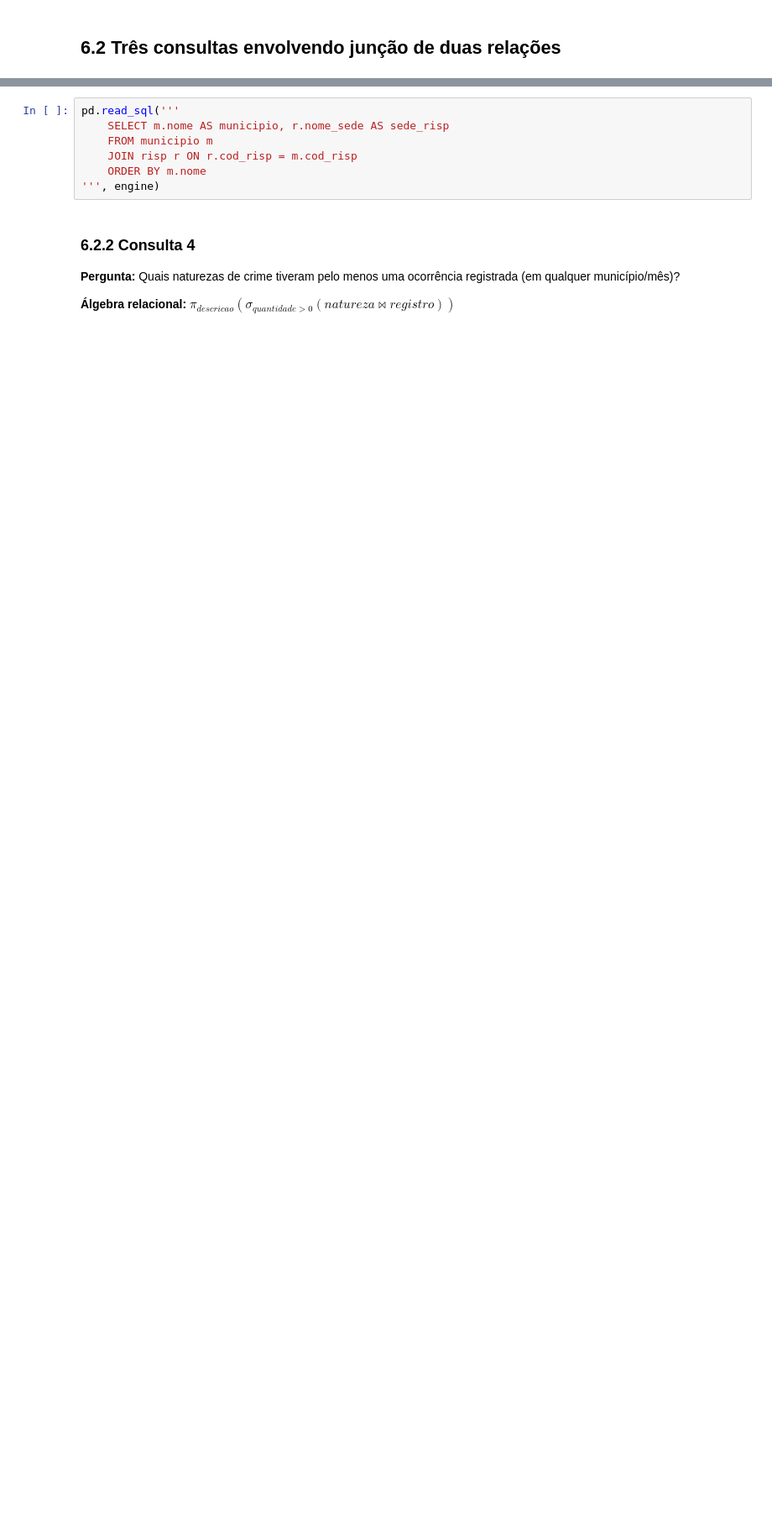
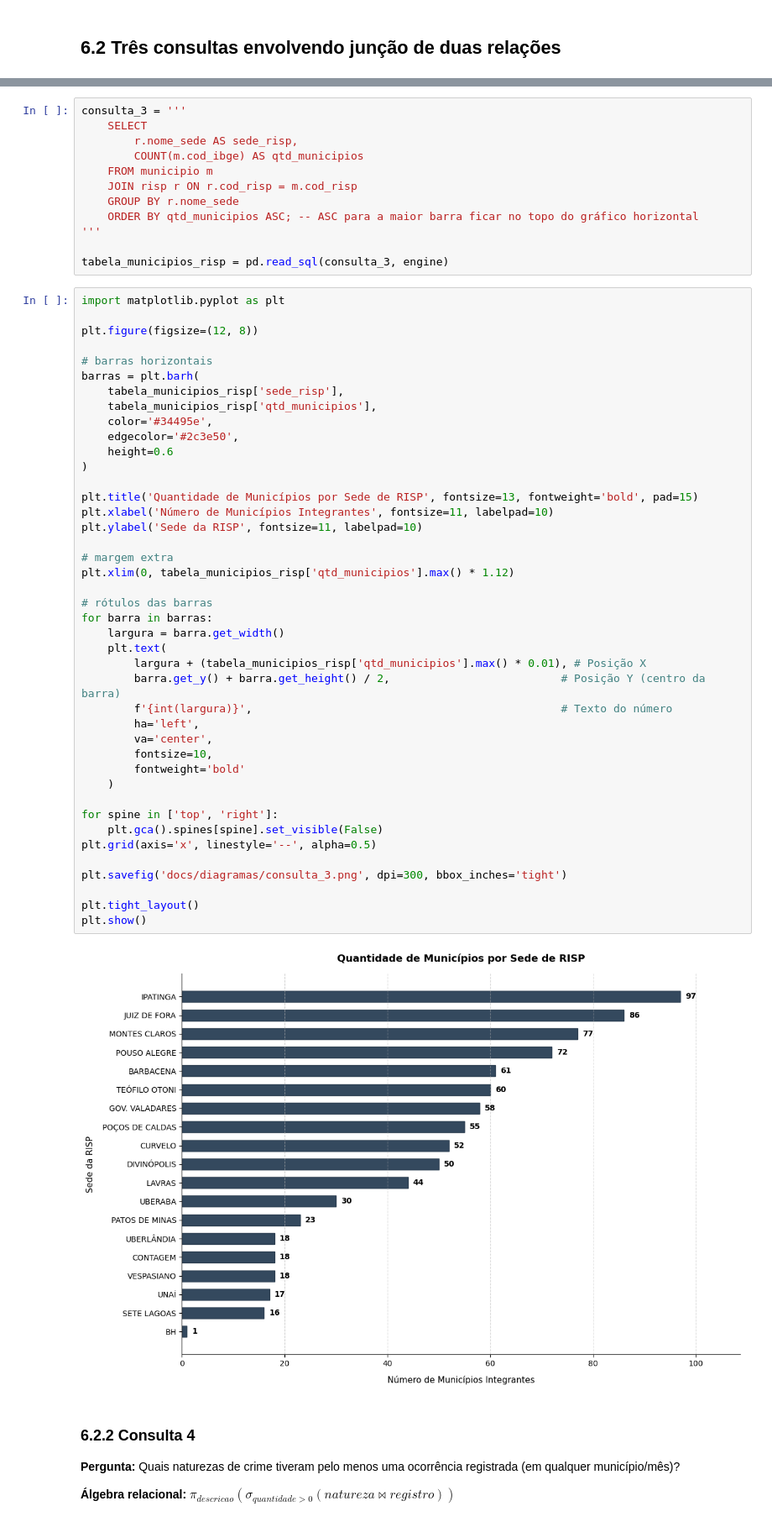
Before and after one commit to victor-vilelab/crimes-violentos-mg, a Jupyter notebook: tp_template.ipynb, the cells around one changed output, grey strips where cells are left out. Shown at 84% size. Cells and saved outputs as stored; diff of their text form; blank space fills up the shorter version.

Commit message:
gráficos

```diff
--- a/tp_template.ipynb
+++ b/tp_template.ipynb
@@ -420,10 +456,59 @@ pd.read_sql('''
 # %%
-pd.read_sql('''
-    SELECT m.nome AS municipio, r.nome_sede AS sede_risp
+consulta_3 = '''
+    SELECT
+        r.nome_sede AS sede_risp,
+        COUNT(m.cod_ibge) AS qtd_municipios
     FROM municipio m
     JOIN risp r ON r.cod_risp = m.cod_risp
-    ORDER BY m.nome
-''', engine)
+    GROUP BY r.nome_sede
+    ORDER BY qtd_municipios ASC; -- ASC para a maior barra ficar no topo do gráfico horizontal
+'''
+
+tabela_municipios_risp = pd.read_sql(consulta_3, engine)
+# %%
+import matplotlib.pyplot as plt
+
+plt.figure(figsize=(12, 8))
+
+# barras horizontais
+barras = plt.barh(
+    tabela_municipios_risp['sede_risp'],
+    tabela_municipios_risp['qtd_municipios'],
+    color='#34495e',
+    edgecolor='#2c3e50',
+    height=0.6
+)
+
+plt.title('Quantidade de Municípios por Sede de RISP', fontsize=13, fontweight='bold', pad=15)
+plt.xlabel('Número de Municípios Integrantes', fontsize=11, labelpad=10)
+plt.ylabel('Sede da RISP', fontsize=11, labelpad=10)
+
+# margem extra
+plt.xlim(0, tabela_municipios_risp['qtd_municipios'].max() * 1.12)
+
+# rótulos das barras
+for barra in barras:
+    largura = barra.get_width()
+    plt.text(
+        largura + (tabela_municipios_risp['qtd_municipios'].max() * 0.01), # Posição X
+        barra.get_y() + barra.get_height() / 2,                          # Posição Y (centro da barra)
+        f'{int(largura)}',                                               # Texto do número
+        ha='left',
+        va='center',
+        fontsize=10,
+        fontweight='bold'
+    )
+
+for spine in ['top', 'right']:
+    plt.gca().spines[spine].set_visible(False)
+plt.grid(axis='x', linestyle='--', alpha=0.5)
+
+plt.savefig('docs/diagramas/consulta_3.png', dpi=300, bbox_inches='tight')
+
+plt.tight_layout()
+plt.show()
+# %% [output]
+[figure, added]
 # %% [markdown]
 ### 6.2.2 Consulta 4
 
```
Also changed, not shown: parts of 24 cells of this notebook, 6 other files.
